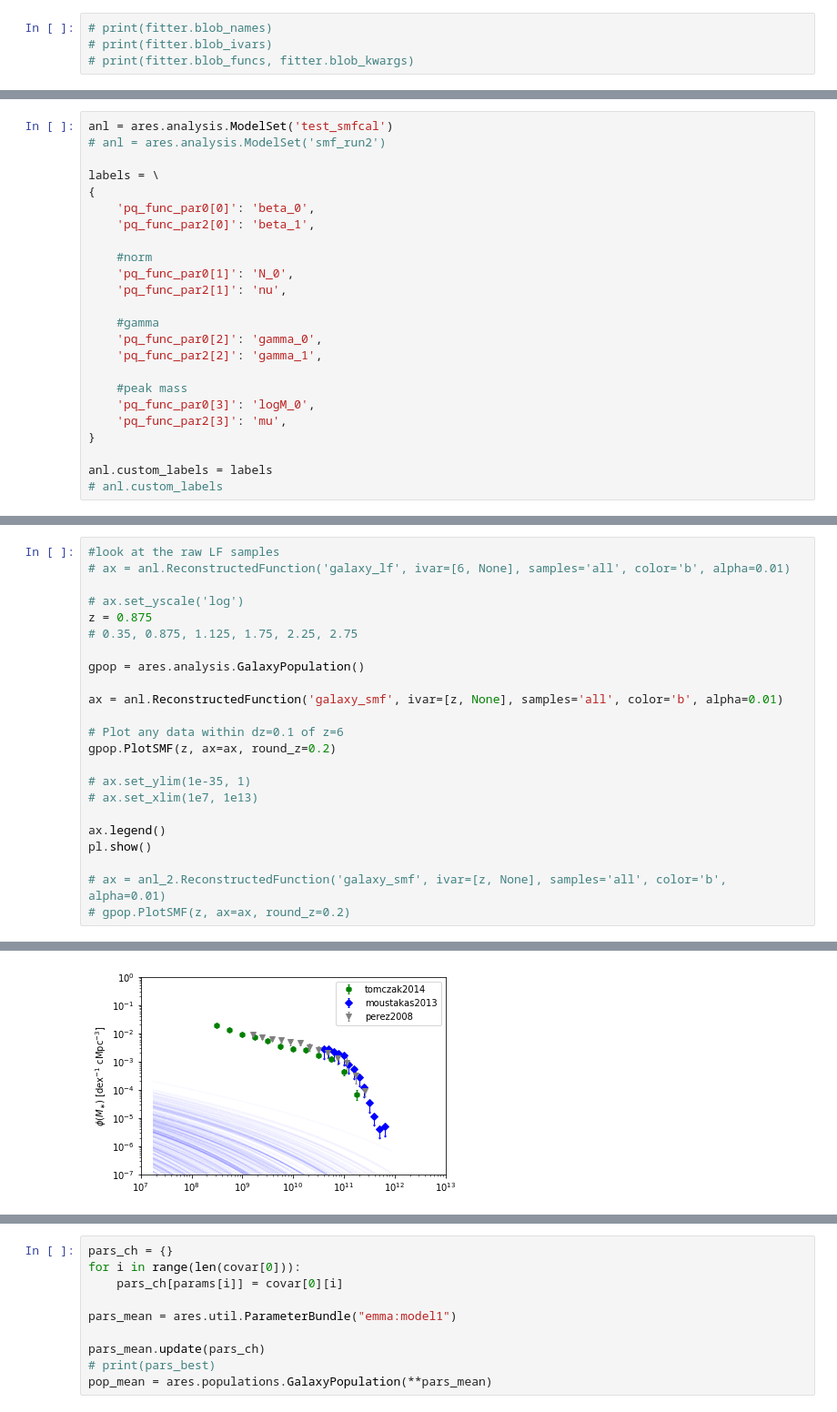
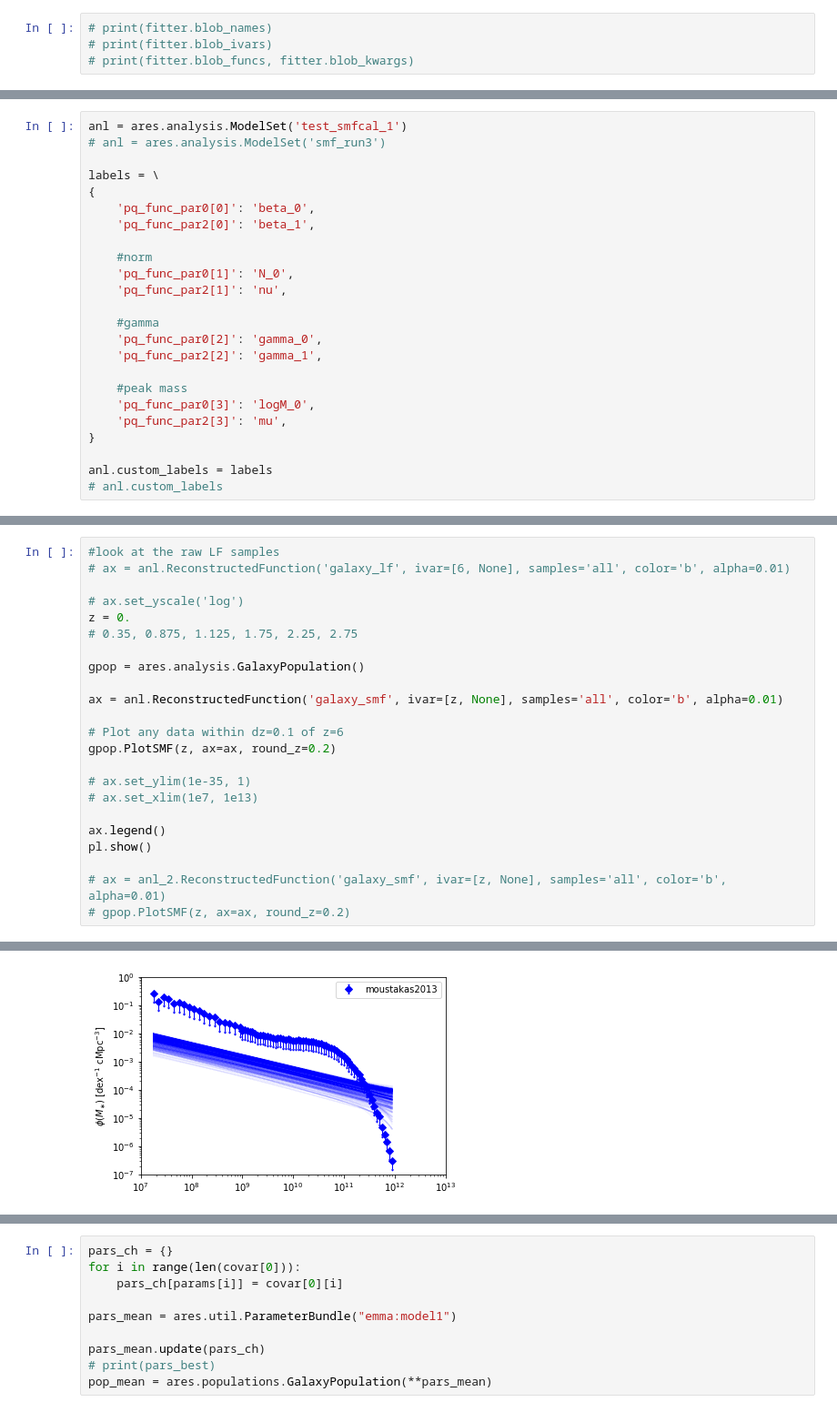
Before and after one commit to eklem1/GalaxySim, a Jupyter notebook: SMF_fit.ipynb, the cells around one changed output, grey strips where cells are left out. Shown at 91% size. Drawn from its saved outputs; the diff is of its cells as text.

```diff
--- a/SMF_fit.ipynb
+++ b/SMF_fit.ipynb
@@ -227,6 +233,6 @@ Saved HaloMassFunction instance to limit I/O.
 # %%
-anl = ares.analysis.ModelSet('test_smfcal')
-# anl = ares.analysis.ModelSet('smf_run2')
+anl = ares.analysis.ModelSet('test_smfcal_1')
+# anl = ares.analysis.ModelSet('smf_run3')
 
 labels = \
 {
@@ -273,7 +279,7 @@ anl.custom_labels = labels
 # ax = anl.ReconstructedFunction('galaxy_lf', ivar=[6, None], samples='all', color='b', alpha=0.01)
 
 # ax.set_yscale('log')
-z = 0.875
+z = 0.
 # 0.35, 0.875, 1.125, 1.75, 2.25, 2.75
 
 gpop = ares.analysis.GalaxyPopulation()
@@ -295,4 +314,4 @@ pl.show()
-[figure, old version]
+[figure, new version]
 # %%
 params = \
 ['pq_func_par0[0]',
```
Also changed, not shown: parts of 17 cells of this notebook, 3 other files.
